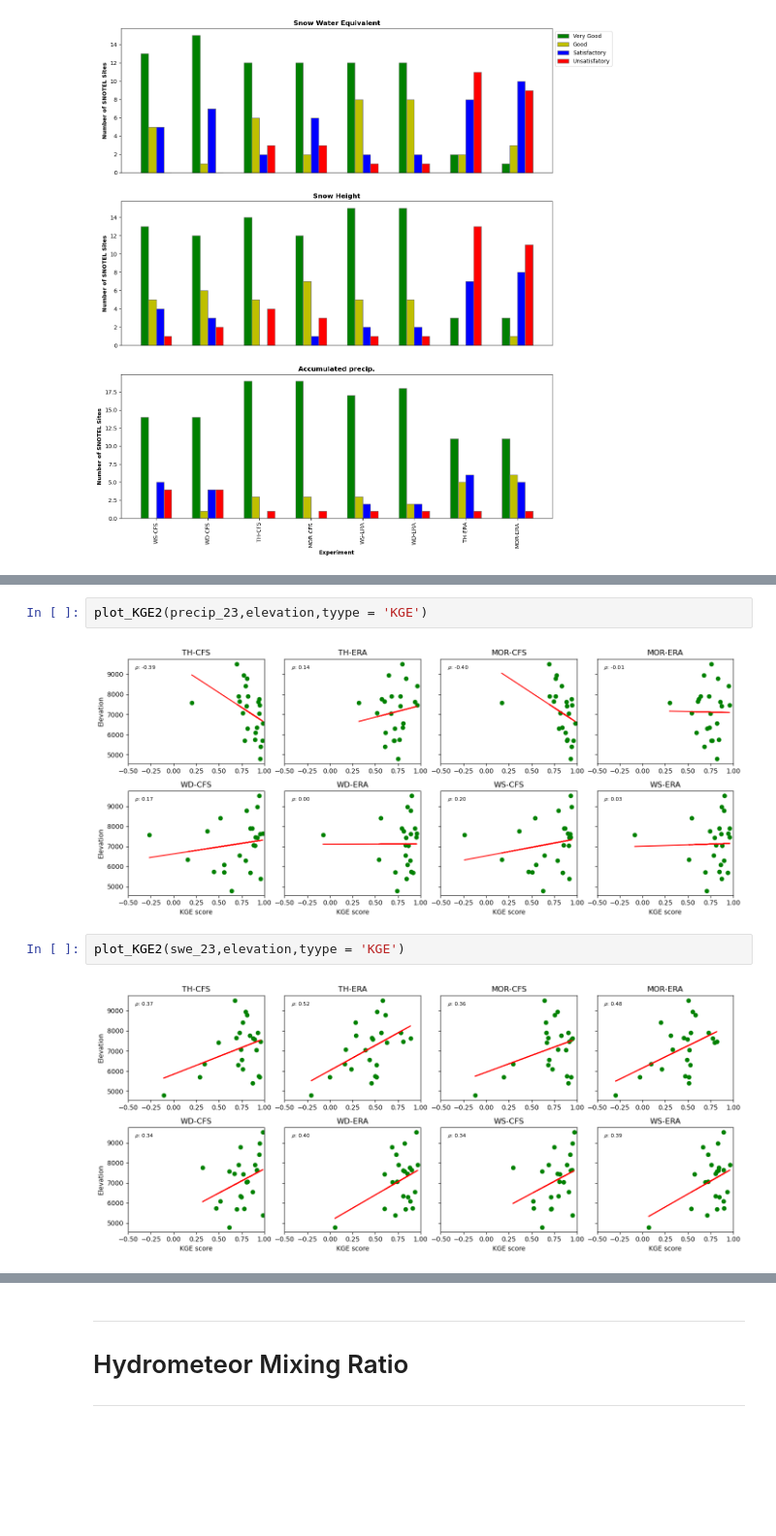
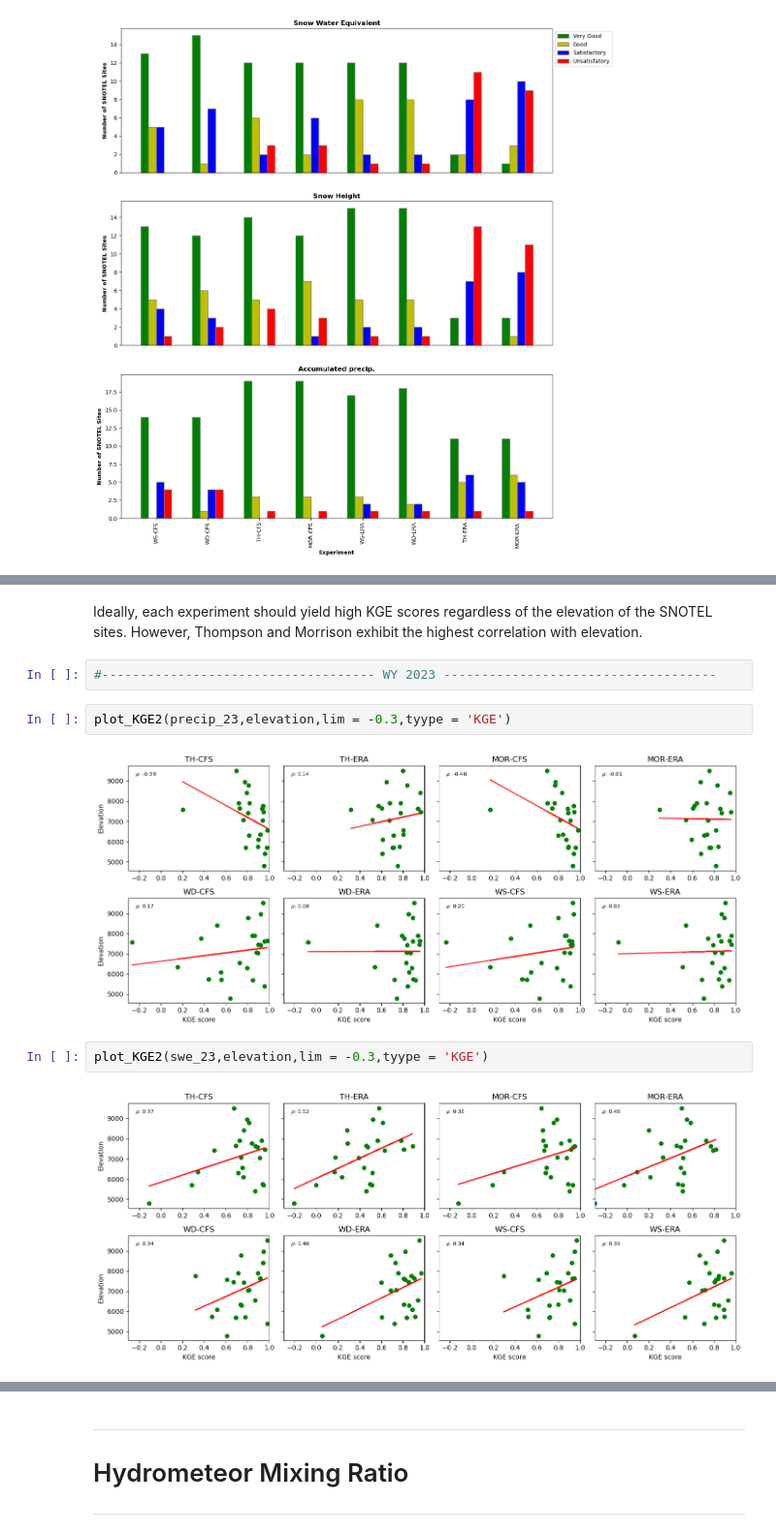
Before and after one commit to stanleyakor1/Comprehensive-Ecam, a Jupyter notebook: Artifact/scritps/Presentation.ipynb, the cells around one changed output, grey strips where cells are left out. Shown at 97% size. Drawn from its saved outputs; the diff is of its cells as text; blank space fills up the shorter version.

Commit message:
added some intro text to the figures

```diff
--- a/Artifact/scritps/Presentation.ipynb
+++ b/Artifact/scritps/Presentation.ipynb
@@ -261,9 +344,13 @@ plt.show()
+# %% [markdown]
+Ideally, each experiment should yield high KGE scores regardless of the elevation of the SNOTEL sites. However, Thompson and Morrison exhibit the highest correlation with elevation.
+# %%
+#------------------------------------ WY 2023 ------------------------------------
 # %%
-plot_KGE2(precip_23,elevation,tyype = 'KGE')
+plot_KGE2(precip_23,elevation,lim = -0.3,tyype = 'KGE')
 # %% [output]
-[figure, old version]
+[figure, new version]
 # %%
-plot_KGE2(swe_23,elevation,tyype = 'KGE')
+plot_KGE2(swe_23,elevation,lim = -0.3,tyype = 'KGE')
 # %% [output]
-[figure, old version]
+[figure, new version]
 # %%
```
Also changed, not shown: parts of 24 cells of this notebook, 1 other file.
